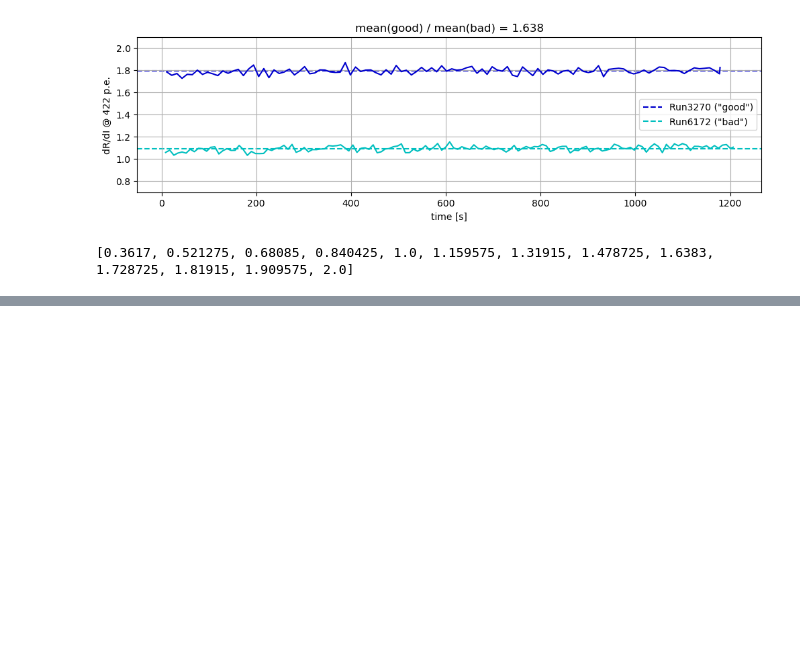
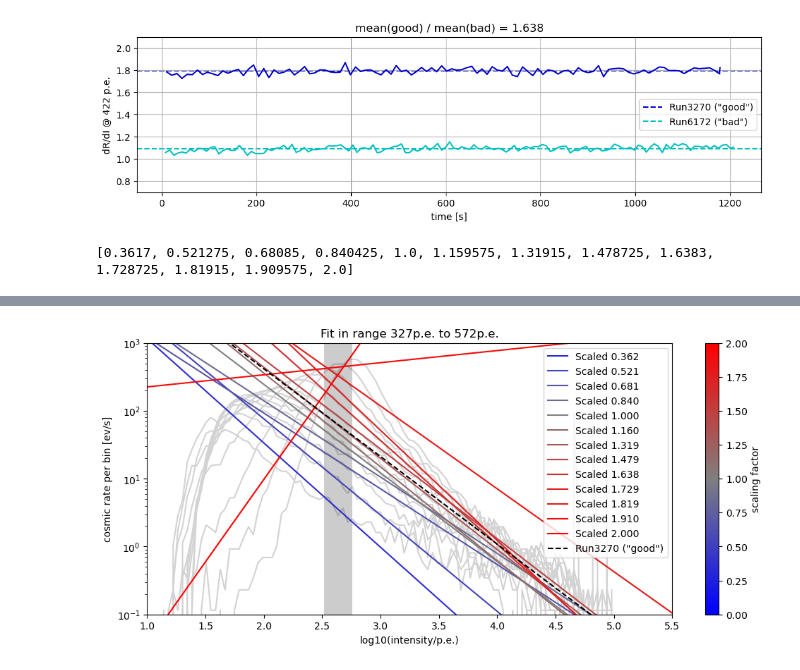
Before and after one commit to juanjq/cosmic_ray_data_correction, a Jupyter notebook: dl2_production/read_default.ipynb, the cells around one changed output, grey strips where cells are left out. Saved outputs shown, nothing was run; the diff lists cells and outputs as text; code cells hidden in the pictures; blank space fills up the shorter version.

```diff
--- a/dl2_production/read_default.ipynb
+++ b/dl2_production/read_default.ipynb
@@ -201,0 +198,50 @@ plt.show()
+# %%
+binlims = [37, 44]
+
+fig, (ax) = plt.subplots(figsize=(12,5))
+
+
+for i, scale in enumerate(scales):
+    ax.plot(bins_c, histograms[i], color="lightgray",zorder=-100,)
+
+
+pcols = ["b", "gray", "r"]
+colors = aux.get_colors_multiplot(scales, COLORS=pcols, ran=[0, 2])
+cmap   = aux.create_cmap(pcols)
+aux.plot_colorbar(fig, ax, [0, 2], cmap, label="scaling factor")
+
+
+slopes = []
+intercepts = []
+for i, scale in enumerate(scales):
+
+    x = bins_c[binlims[0]:binlims[1]]
+    y = histograms[i][binlims[0]:binlims[1]]
+
+    fit = np.poly1d(np.polyfit(x, np.log10(y), 1))
+
+    slopes.append(fit[0])
+    intercepts.append(fit(np.log10(422)))
+
+    xx = np.linspace(0, 6)
+    ax.plot(xx, 10**fit(xx), color=colors[i], label = f"Scaled {scale:.3f}")
+
+fitgood = np.poly1d(np.polyfit(x, np.log10(histograms_good[0][binlims[0]:binlims[1]]), 1))
+slopesgood = fitgood[0]
+interceptsgood = fitgood(np.log10(422))
+
+
+ax.plot(xx, 10**fitgood(xx), color="k", ls="--", label=f"Run{run_good} (\"good\")")
+ax.axvspan(bins_c[binlims[0]:binlims[1]][0], bins_c[binlims[0]:binlims[1]][-1], color="k", alpha=0.2, ls="")
+
+ax.set_yscale("log")
+ax.legend()
+ax.set_ylabel("cosmic rate per bin [ev/s]")
+ax.set_xlabel("log10(intensity/p.e.)")
+ax.set_ylim(1e-1, 1e3)
+ax.set_xlim(1,5.5)
+ax.set_title(f"Fit in range {10**bins_c[binlims[0]:binlims[1]][0]:.0f}p.e. to {10**bins_c[binlims[0]:binlims[1]][-1]:.0f}p.e.")
+
+plt.show()
+# %% [output]
+[figure, added]
```
Also changed, not shown: parts of 16 cells of this notebook, 2 other files.
